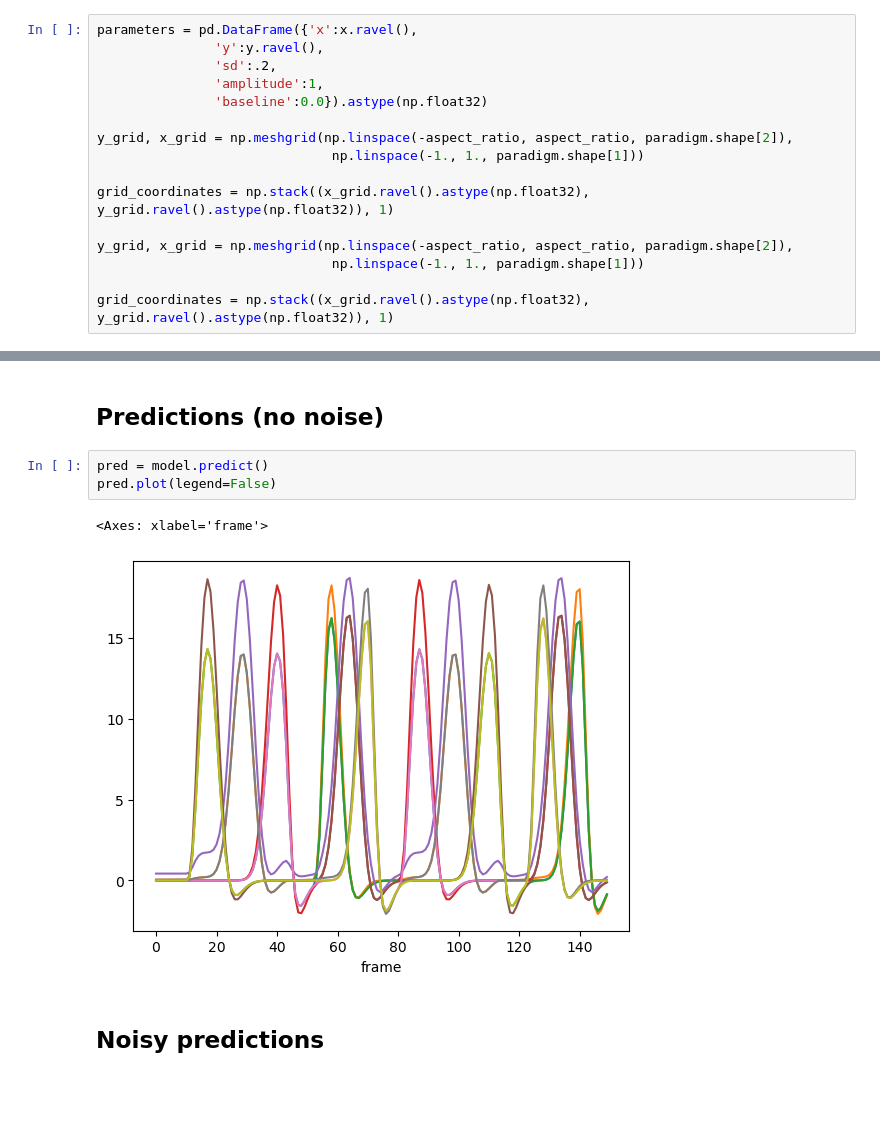
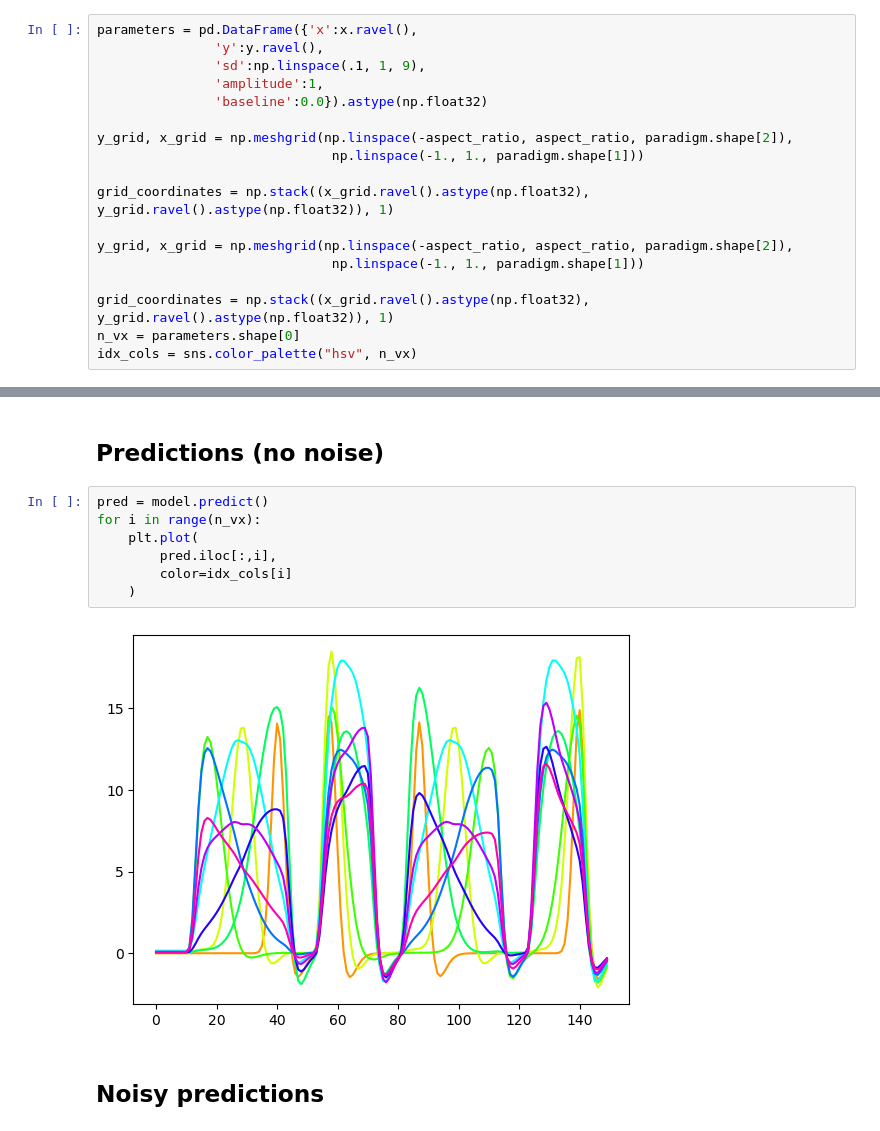
Before and after one commit to mdaghlian/braincoder_bprf, a Jupyter notebook: notebooks/Fit 2D Gaussian PRF MCMC.ipynb, the cells around one changed output, grey strips where cells are left out. Cells and saved outputs as stored; diff of their text form; blank space fills up the shorter version.

Commit message:
clean the notebooks add some visualization tools

```diff
--- a/notebooks/Fit 2D Gaussian PRF MCMC.ipynb
+++ b/notebooks/Fit 2D Gaussian PRF MCMC.ipynb
@@ -34,7 +31,7 @@ x, y = np.meshgrid(np.linspace(-.75, .75, 3), np.linspace(-aspect_ratio *.75, as
 # %%
 parameters = pd.DataFrame({'x':x.ravel(),
                'y':y.ravel(),
-               'sd':.2,
+               'sd':np.linspace(.1, 1, 9),
                'amplitude':1,
                'baseline':0.0}).astype(np.float32)
 
@@ -47,3 +44,5 @@ y_grid, x_grid = np.meshgrid(np.linspace(-aspect_ratio, aspect_ratio, paradigm.s
                               np.linspace(-1., 1., paradigm.shape[1]))
 
 grid_coordinates = np.stack((x_grid.ravel().astype(np.float32), y_grid.ravel().astype(np.float32)), 1)
+n_vx = parameters.shape[0]
+idx_cols = sns.color_palette("hsv", n_vx)
@@ -66,10 +69,13 @@ for i in np.arange(9):
 ## Predictions (no noise)
 # %%
 pred = model.predict()
-pred.plot(legend=False)
+for i in range(n_vx):
+    plt.plot(
+        pred.iloc[:,i],
+        color=idx_cols[i]
+    )
 # %% [output]
-<Axes: xlabel='frame'>
-[figure, old version]
+[figure, new version]
 # %% [markdown]
 ## Noisy predictions
 # %%
```
Also changed, not shown: parts of 26 cells of this notebook, 3 other files.
